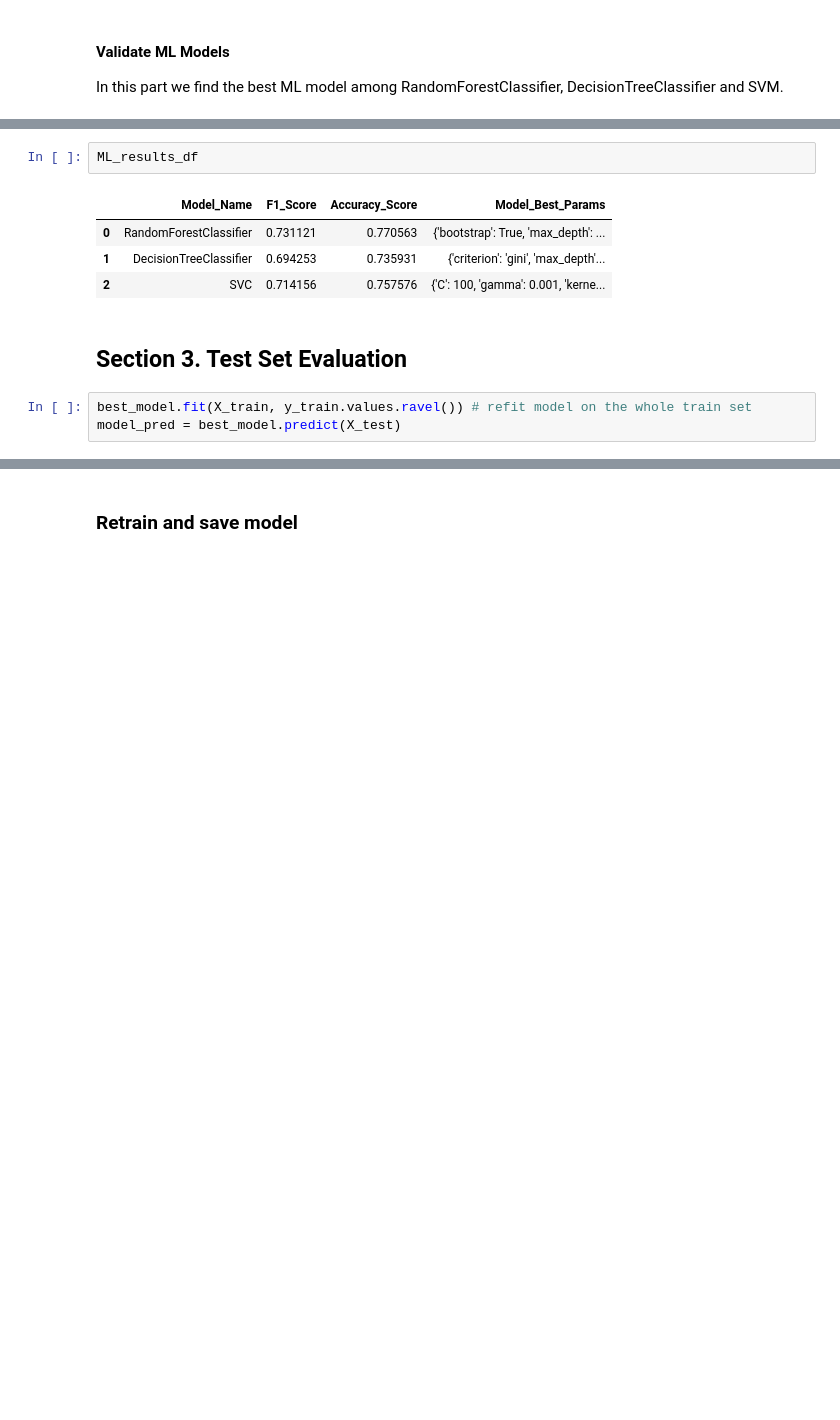
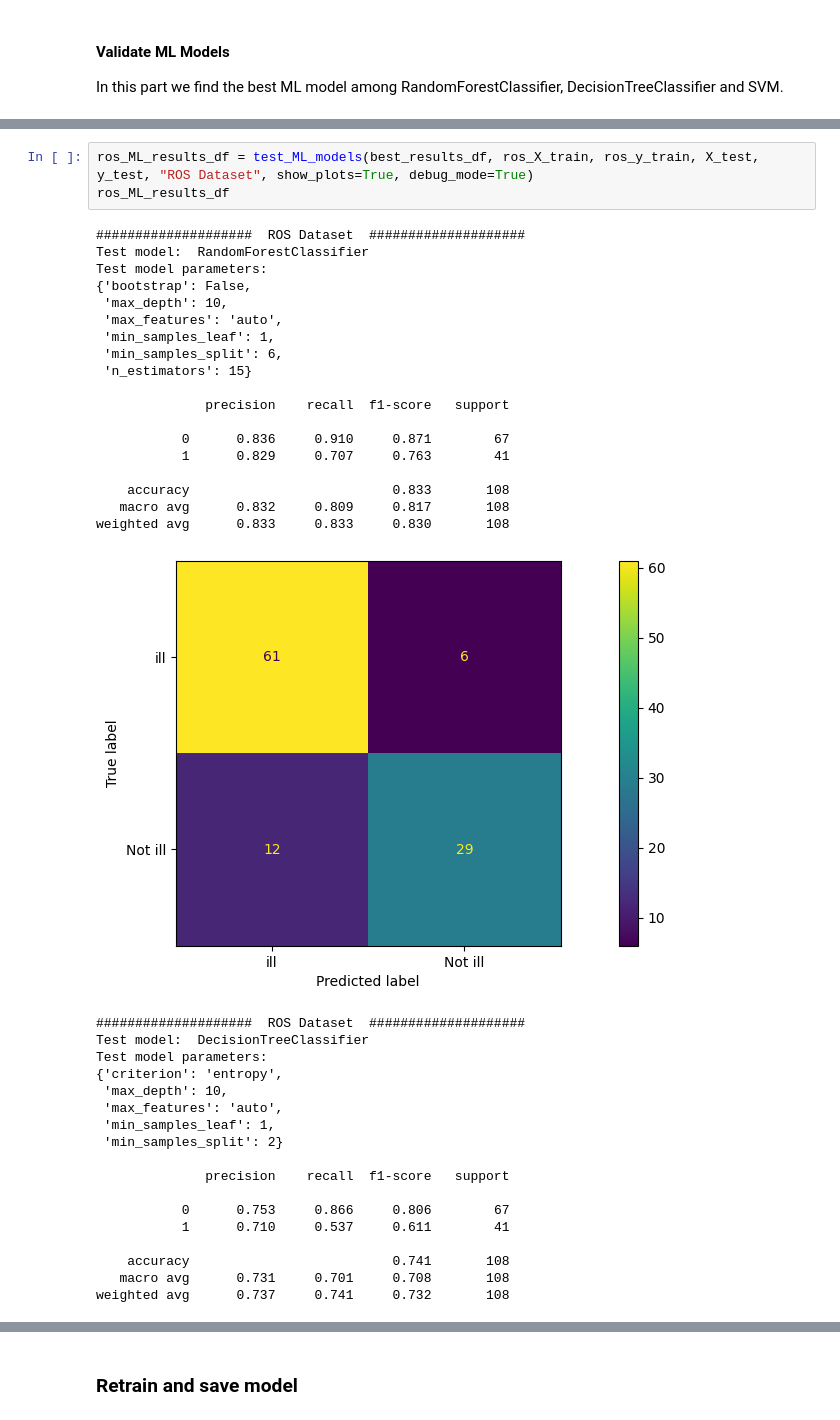
Before and after one commit to denysgerasymuk799/UCU_AI_Course_Project, a Jupyter notebook: 02_Diabet_Prediction_Models.ipynb, the cells around one changed output, grey strips where cells are left out. Drawn from its saved outputs; the diff is of its cells as text; blank space fills up the shorter version.

```diff
--- a/02_Diabet_Prediction_Models.ipynb
+++ b/02_Diabet_Prediction_Models.ipynb
@@ -302,14 +493,40 @@ Best model validation params:
-# %%
-ML_results_df
-# %% [output]
-|  | Model_Name | F1_Score | Accuracy_Score | Model_Best_Params |
-| 0 | RandomForestClassifier | 0.731121 | 0.770563 | {'bootstrap': True, 'max_depth': ... |
-| 1 | DecisionTreeClassifier | 0.694253 | 0.735931 | {'criterion': 'gini', 'max_depth'... |
-| 2 | SVC | 0.714156 | 0.757576 | {'C': 100, 'gamma': 0.001, 'kerne... |
-# %% [markdown]
-<a id='section_3'></a>
-
-## Section 3. Test Set Evaluation
-# %%
-best_model.fit(X_train, y_train.values.ravel()) # refit model on the whole train set
-model_pred = best_model.predict(X_test)
+# %%
+ros_ML_results_df = test_ML_models(best_results_df, ros_X_train, ros_y_train, X_test, y_test, "ROS Dataset", show_plots=True, debug_mode=True)
+ros_ML_results_df
+# %% [output]
+####################  ROS Dataset  ####################
+Test model:  RandomForestClassifier
+Test model parameters:
+{'bootstrap': False,
+ 'max_depth': 10,
+ 'max_features': 'auto',
+ 'min_samples_leaf': 1,
+ 'min_samples_split': 6,
+ 'n_estimators': 15}
+
+              precision    recall  f1-score   support
+
+           0      0.836     0.910     0.871        67
+           1      0.829     0.707     0.763        41
+
+    accuracy                          0.833       108
+   macro avg      0.832     0.809     0.817       108
+weighted avg      0.833     0.833     0.830       108
+[figure, added]
+####################  ROS Dataset  ####################
+Test model:  DecisionTreeClassifier
+Test model parameters:
+{'criterion': 'entropy',
+ 'max_depth': 10,
+ 'max_features': 'auto',
+ 'min_samples_leaf': 1,
+ 'min_samples_split': 2}
+
+              precision    recall  f1-score   support
+
+           0      0.753     0.866     0.806        67
+           1      0.710     0.537     0.611        41
+
+    accuracy                          0.741       108
+   macro avg      0.731     0.701     0.708       108
+weighted avg      0.737     0.741     0.732       108
```
Also changed, not shown: parts of 42 cells of this notebook, 2 other files.
